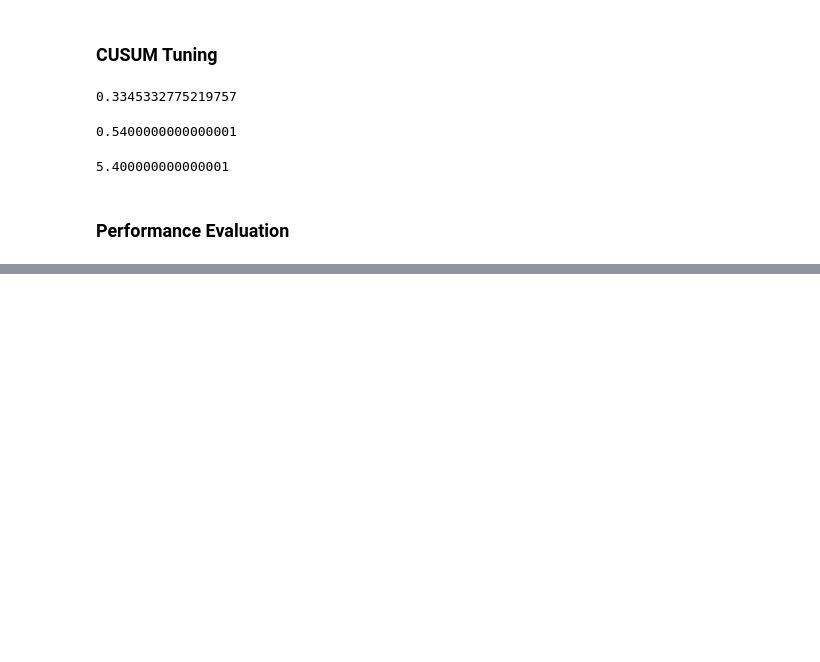
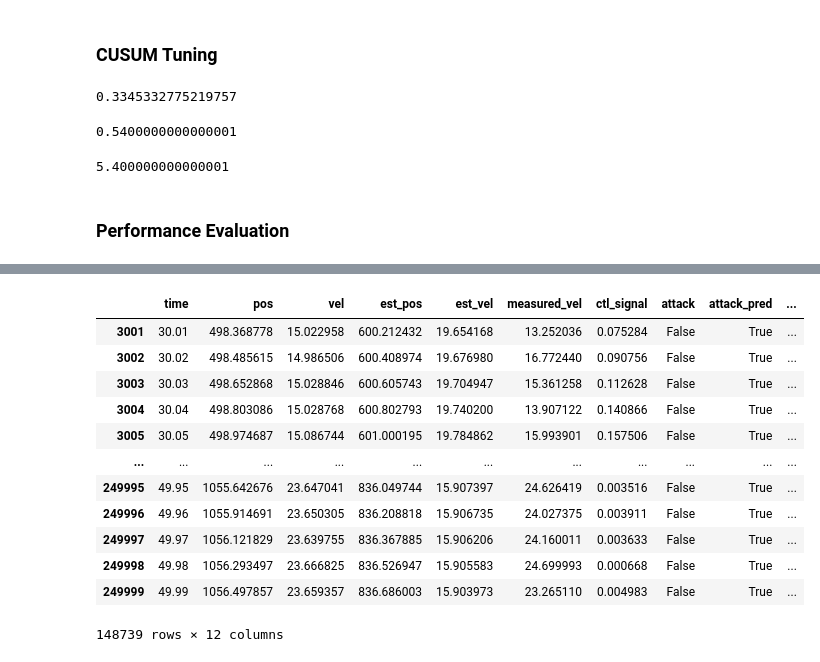
Before and after one commit to axel99andersson/control-systems-lib, a Jupyter notebook: eda.ipynb, the cells around one changed output, grey strips where cells are left out. Cells and saved outputs as stored; diff of their text form; code cells hidden in the pictures; blank space fills up the shorter version.

```diff
--- a/eda.ipynb
+++ b/eda.ipynb
@@ -642,0 +699,16 @@ no_rec_df[no_rec_df.vel < 0]
+# %%
+df2[df2.attack_pred]
+# %% [output]
+|  | time | pos | vel | est_pos | est_vel | measured_vel | ctl_signal | attack | attack_pred | ... |
+| 3001 | 30.01 | 498.368778 | 15.022958 | 600.212432 | 19.654168 | 13.252036 | 0.075284 | False | True | ... |
+| 3002 | 30.02 | 498.485615 | 14.986506 | 600.408974 | 19.676980 | 16.772440 | 0.090756 | False | True | ... |
+| 3003 | 30.03 | 498.652868 | 15.028846 | 600.605743 | 19.704947 | 15.361258 | 0.112628 | False | True | ... |
+| 3004 | 30.04 | 498.803086 | 15.028768 | 600.802793 | 19.740200 | 13.907122 | 0.140866 | False | True | ... |
+| 3005 | 30.05 | 498.974687 | 15.086744 | 601.000195 | 19.784862 | 15.993901 | 0.157506 | False | True | ... |
+| ... | ... | ... | ... | ... | ... | ... | ... | ... | ... | ... |
+| 249995 | 49.95 | 1055.642676 | 23.647041 | 836.049744 | 15.907397 | 24.626419 | 0.003516 | False | True | ... |
+| 249996 | 49.96 | 1055.914691 | 23.650305 | 836.208818 | 15.906735 | 24.027375 | 0.003911 | False | True | ... |
+| 249997 | 49.97 | 1056.121829 | 23.639755 | 836.367885 | 15.906206 | 24.160011 | 0.003633 | False | True | ... |
+| 249998 | 49.98 | 1056.293497 | 23.666825 | 836.526947 | 15.905583 | 24.699993 | 0.000668 | False | True | ... |
+| 249999 | 49.99 | 1056.497857 | 23.659357 | 836.686003 | 15.903973 | 23.265110 | 0.004983 | False | True | ... |
+148739 rows × 12 columns
```
Also changed, not shown: parts of 18 cells of this notebook, 2 other files.
